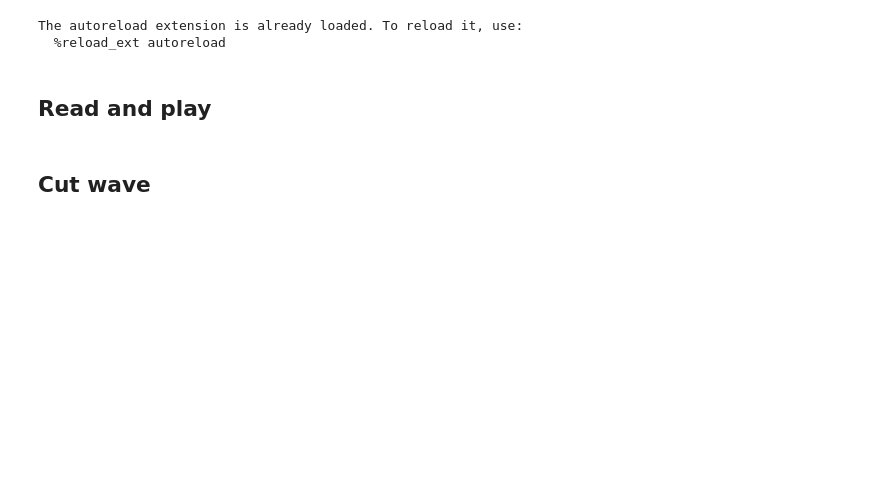
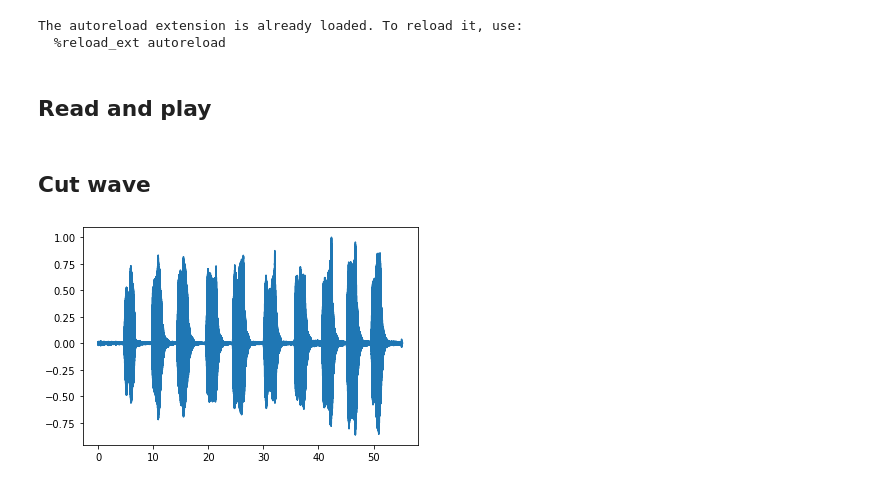
Before and after one commit to jomoussafir/violin_physics, a Jupyter notebook: fft_avg.ipynb, the cells around one changed output. Drawn from its saved outputs; the diff is of its cells as text; code cells hidden in the pictures; blank space fills up the shorter version.

```diff
--- a/fft_avg.ipynb
+++ b/fft_avg.ipynb
@@ -30,0 +36,4 @@ wave["Mirecourt_Strad_D"] = read_wave('/Users/msfr/Dropbox/Violin Physics/violin
+# %%
+wave_tmp.plot()
+# %% [output]
+[figure, added]
```
Also changed, not shown: parts of 11 cells of this notebook, 1 other file.
